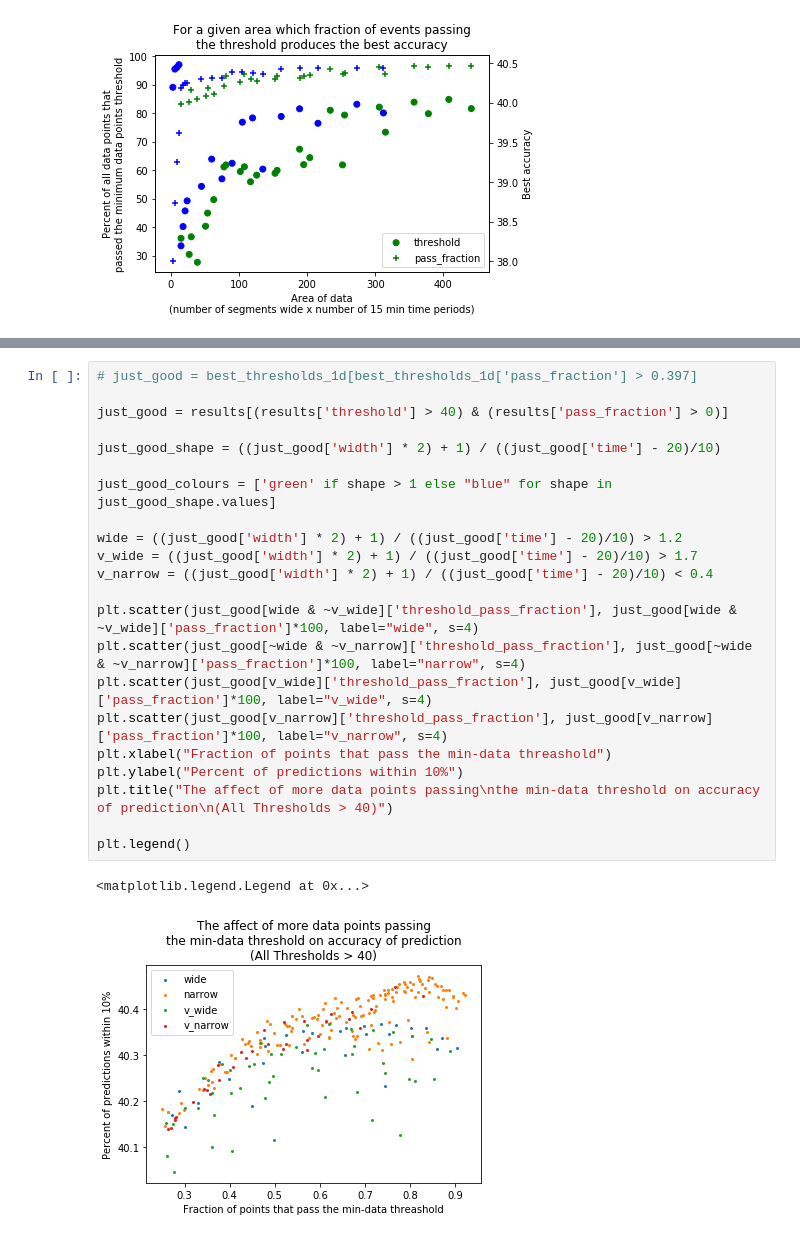
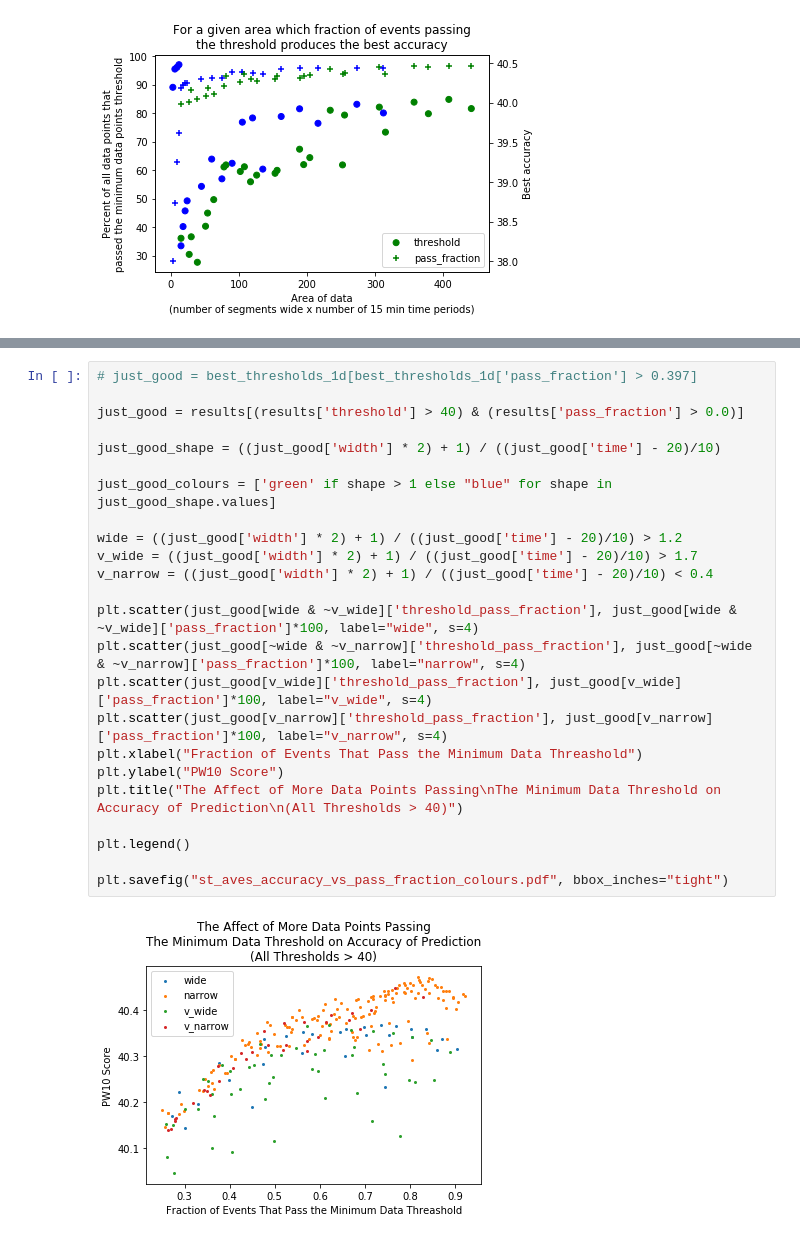
Before and after one commit to gingertom/buses, a Jupyter notebook: Data Exploration/long term/spatiotemporal contour plots2.ipynb, the cells around one changed output, grey strips where cells are left out. Cells and saved outputs as stored; diff of their text form.

Commit message:
Updates to drawing contour plots of spatiotemporal experiments.

```diff
--- a/Data Exploration/long term/spatiotemporal contour plots2.ipynb
+++ b/Data Exploration/long term/spatiotemporal contour plots2.ipynb
@@ -177,28 +290,29 @@ plt.show()
 # %%
 # just_good = best_thresholds_1d[best_thresholds_1d['pass_fraction'] > 0.397]
 
-just_good = results[(results['threshold'] > 40) & (results['pass_fraction'] > 0)]
+just_good = results[(results['threshold'] > 40) & (results['pass_fraction'] > 0.0)]
 
 just_good_shape = ((just_good['width'] * 2) + 1) / ((just_good['time'] - 20)/10)
 
 just_good_colours = ['green' if shape > 1 else "blue" for shape in just_good_shape.values]
 
 wide = ((just_good['width'] * 2) + 1) / ((just_good['time'] - 20)/10) > 1.2
 v_wide = ((just_good['width'] * 2) + 1) / ((just_good['time'] - 20)/10) > 1.7
 v_narrow = ((just_good['width'] * 2) + 1) / ((just_good['time'] - 20)/10) < 0.4
 
 plt.scatter(just_good[wide & ~v_wide]['threshold_pass_fraction'], just_good[wide & ~v_wide]['pass_fraction']*100, label="wide", s=4)
 plt.scatter(just_good[~wide & ~v_narrow]['threshold_pass_fraction'], just_good[~wide & ~v_narrow]['pass_fraction']*100, label="narrow", s=4)
 plt.scatter(just_good[v_wide]['threshold_pass_fraction'], just_good[v_wide]['pass_fraction']*100, label="v_wide", s=4)
 plt.scatter(just_good[v_narrow]['threshold_pass_fraction'], just_good[v_narrow]['pass_fraction']*100, label="v_narrow", s=4)
-plt.xlabel("Fraction of points that pass the min-data threashold")
-plt.ylabel("Percent of predictions within 10%")
-plt.title("The affect of more data points passing\nthe min-data threshold on accuracy of prediction\n(All Thresholds > 40)")
+plt.xlabel("Fraction of Events That Pass the Minimum Data Threashold")
+plt.ylabel("PW10 Score")
+plt.title("The Affect of More Data Points Passing\nThe Minimum Data Threshold on Accuracy of Prediction\n(All Thresholds > 40)")
 
 plt.legend()
+
+plt.savefig("st_aves_accuracy_vs_pass_fraction_colours.pdf", bbox_inches="tight")
 # %% [output]
-<matplotlib.legend.Legend at 0x...>
-[figure, old version]
+[figure, new version]
 # %%
 lns1 = plt.scatter(best_thresholds_1d['area'], best_thresholds_1d['mean_weights'], c=colors)
 plt.title("For a given area mean number of data points used in each\nprediction that produces the best accuracy")
```
Also changed, not shown: parts of 5 cells of this notebook.
